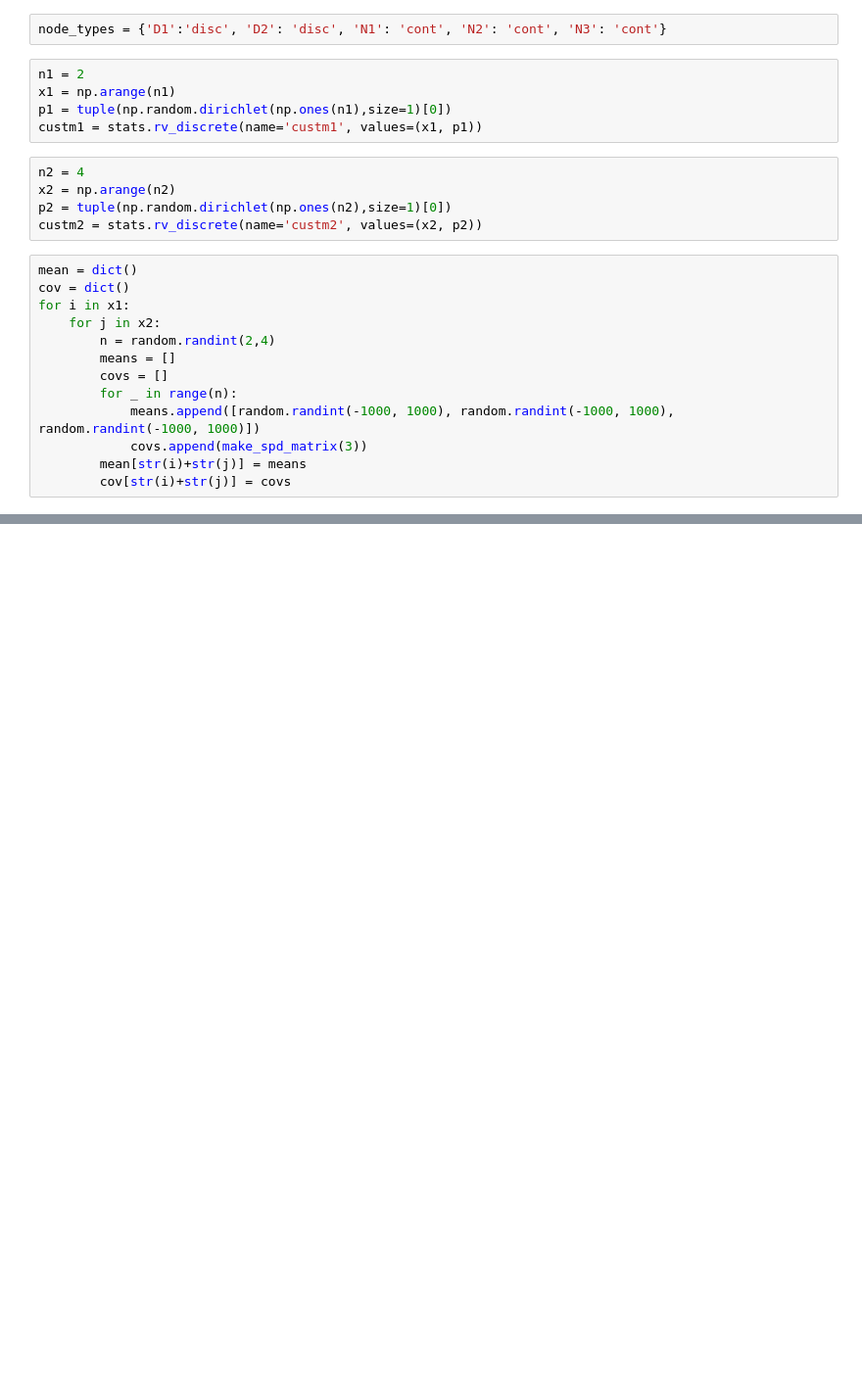
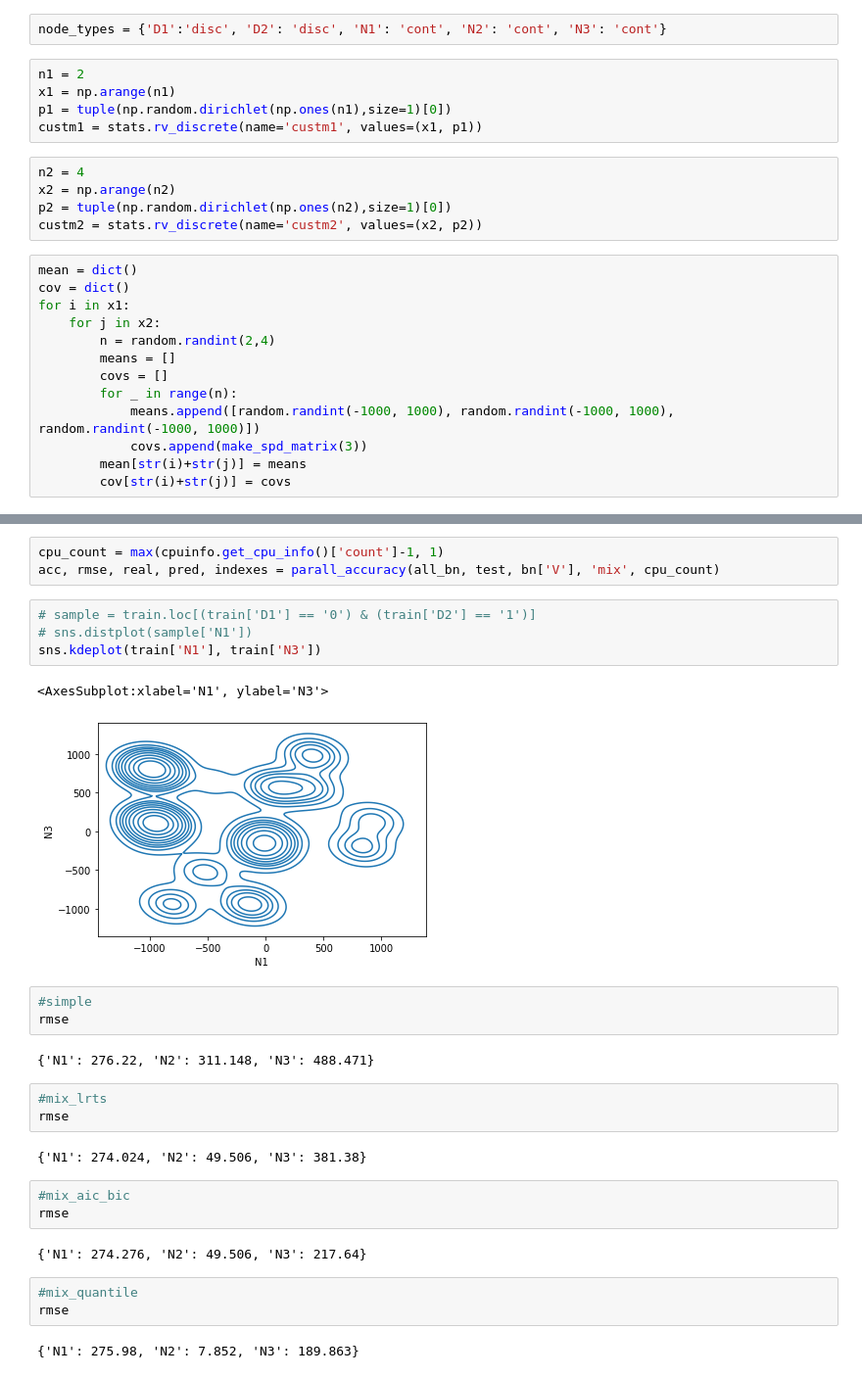
Before and after one commit to aimclub/BAMT, a Jupyter notebook: experiments/synth_data_for_gmm.ipynb, the cells around one changed output, grey strips where cells are left out. Shown at 98% size. Drawn from its saved outputs; the diff is of its cells as text; blank space fills up the shorter version.

```diff
--- a/experiments/synth_data_for_gmm.ipynb
+++ b/experiments/synth_data_for_gmm.ipynb
@@ -84,0 +134,30 @@ sns.kdeplot(df_new['N1'], df_new['N3'])
+# %%
+cpu_count = max(cpuinfo.get_cpu_info()['count']-1, 1)
+acc, rmse, real, pred, indexes = parall_accuracy(all_bn, test, bn['V'], 'mix', cpu_count)
+# %%
+# sample = train.loc[(train['D1'] == '0') & (train['D2'] == '1')]
+# sns.distplot(sample['N1'])
+sns.kdeplot(train['N1'], train['N3'])
+# %% [output]
+<AxesSubplot:xlabel='N1', ylabel='N3'>
+[figure, added]
+# %%
+#simple
+rmse
+# %% [output]
+{'N1': 276.22, 'N2': 311.148, 'N3': 488.471}
+# %%
+#mix_lrts
+rmse
+# %% [output]
+{'N1': 274.024, 'N2': 49.506, 'N3': 381.38}
+# %%
+#mix_aic_bic
+rmse
+# %% [output]
+{'N1': 274.276, 'N2': 49.506, 'N3': 217.64}
+# %%
+#mix_quantile
+rmse
+# %% [output]
+{'N1': 275.98, 'N2': 7.852, 'N3': 189.863}
```
Also changed, not shown: parts of 13 cells of this notebook, 4 other files.
